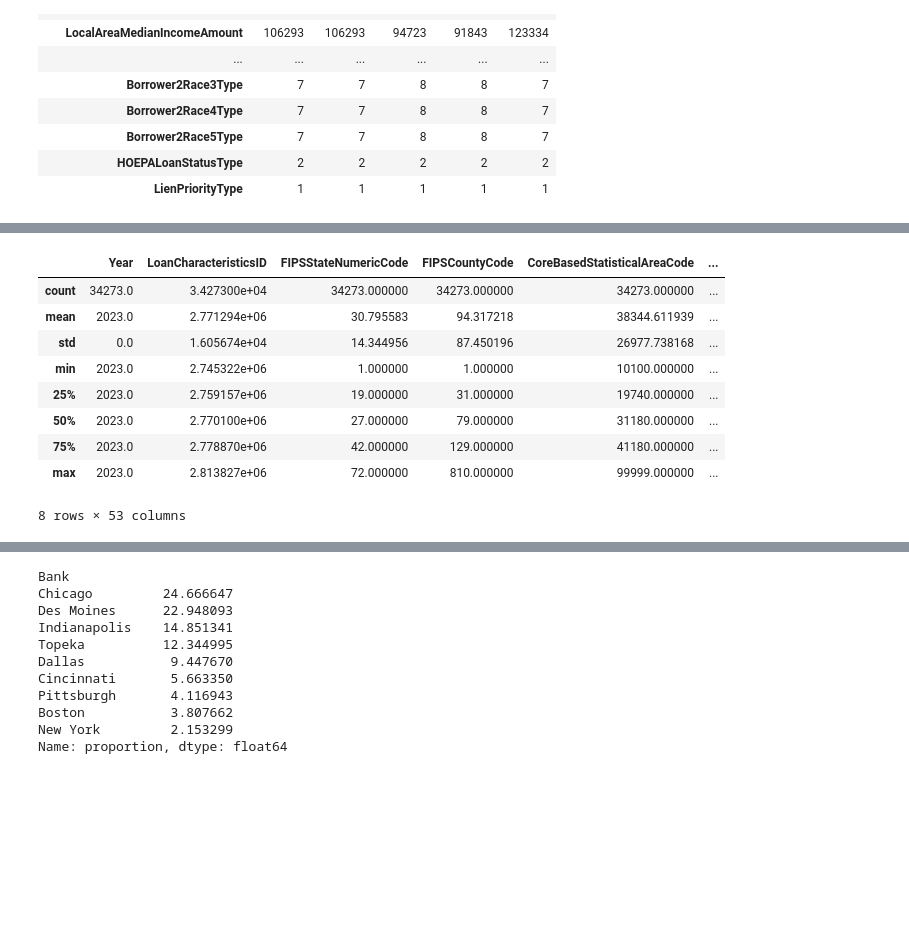
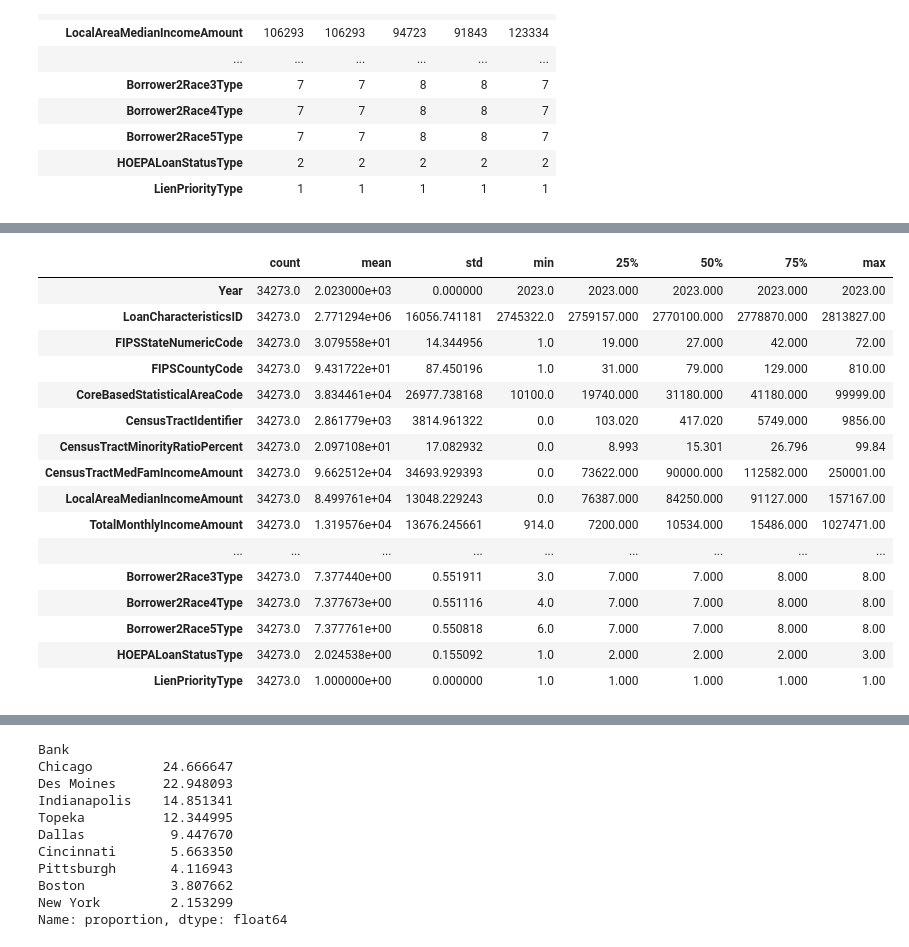
Before and after one commit to Prajwalv28/Capstone, a Jupyter notebook: Trial_git.ipynb, the cells around one changed output, grey strips where cells are left out. Drawn from its saved outputs; the diff is of its cells as text; code cells hidden in the pictures; blank space fills up the shorter version.

```diff
--- a/Trial_git.ipynb
+++ b/Trial_git.ipynb
@@ -74,18 +80,25 @@ Data columns (total 56 columns):
 dtypes: float64(7), int64(46), object(3)
 memory usage: 14.6+ MB
 # %%
-df.describe()
+df.describe().T
 # %% [output]
-|  | Year | LoanCharacteristicsID | FIPSStateNumericCode | FIPSCountyCode | CoreBasedStatisticalAreaCode | ... |
-| count | 34273.0 | 3.427300e+04 | 34273.000000 | 34273.000000 | 34273.000000 | ... |
-| mean | 2023.0 | 2.771294e+06 | 30.795583 | 94.317218 | 38344.611939 | ... |
-| std | 0.0 | 1.605674e+04 | 14.344956 | 87.450196 | 26977.738168 | ... |
-| min | 2023.0 | 2.745322e+06 | 1.000000 | 1.000000 | 10100.000000 | ... |
-| 25% | 2023.0 | 2.759157e+06 | 19.000000 | 31.000000 | 19740.000000 | ... |
-| 50% | 2023.0 | 2.770100e+06 | 27.000000 | 79.000000 | 31180.000000 | ... |
-| 75% | 2023.0 | 2.778870e+06 | 42.000000 | 129.000000 | 41180.000000 | ... |
-| max | 2023.0 | 2.813827e+06 | 72.000000 | 810.000000 | 99999.000000 | ... |
+|  | count | mean | std | min | 25% | 50% | 75% | max |
+| Year | 34273.0 | 2.023000e+03 | 0.000000 | 2023.0 | 2023.000 | 2023.000 | 2023.000 | 2023.00 |
+| LoanCharacteristicsID | 34273.0 | 2.771294e+06 | 16056.741181 | 2745322.0 | 2759157.000 | 2770100.000 | 2778870.000 | 2813827.00 |
+| FIPSStateNumericCode | 34273.0 | 3.079558e+01 | 14.344956 | 1.0 | 19.000 | 27.000 | 42.000 | 72.00 |
+| FIPSCountyCode | 34273.0 | 9.431722e+01 | 87.450196 | 1.0 | 31.000 | 79.000 | 129.000 | 810.00 |
+| CoreBasedStatisticalAreaCode | 34273.0 | 3.834461e+04 | 26977.738168 | 10100.0 | 19740.000 | 31180.000 | 41180.000 | 99999.00 |
+| CensusTractIdentifier | 34273.0 | 2.861779e+03 | 3814.961322 | 0.0 | 103.020 | 417.020 | 5749.000 | 9856.00 |
+| CensusTractMinorityRatioPercent | 34273.0 | 2.097108e+01 | 17.082932 | 0.0 | 8.993 | 15.301 | 26.796 | 99.84 |
+| CensusTractMedFamIncomeAmount | 34273.0 | 9.662512e+04 | 34693.929393 | 0.0 | 73622.000 | 90000.000 | 112582.000 | 250001.00 |
+| LocalAreaMedianIncomeAmount | 34273.0 | 8.499761e+04 | 13048.229243 | 0.0 | 76387.000 | 84250.000 | 91127.000 | 157167.00 |
+| TotalMonthlyIncomeAmount | 34273.0 | 1.319576e+04 | 13676.245661 | 914.0 | 7200.000 | 10534.000 | 15486.000 | 1027471.00 |
+| ... | ... | ... | ... | ... | ... | ... | ... | ... |
+| Borrower2Race3Type | 34273.0 | 7.377440e+00 | 0.551911 | 3.0 | 7.000 | 7.000 | 8.000 | 8.00 |
+| Borrower2Race4Type | 34273.0 | 7.377673e+00 | 0.551116 | 4.0 | 7.000 | 7.000 | 8.000 | 8.00 |
+| Borrower2Race5Type | 34273.0 | 7.377761e+00 | 0.550818 | 6.0 | 7.000 | 7.000 | 8.000 | 8.00 |
+| HOEPALoanStatusType | 34273.0 | 2.024538e+00 | 0.155092 | 1.0 | 2.000 | 2.000 | 2.000 | 3.00 |
+| LienPriorityType | 34273.0 | 1.000000e+00 | 0.000000 | 1.0 | 1.000 | 1.000 | 1.000 | 1.00 |
-8 rows × 53 columns
 # %%
 for col in df.columns:
     print(f"Column '{col}': {df[col].nunique()} unique values")
```
Also changed, not shown: parts of 30 cells of this notebook.
